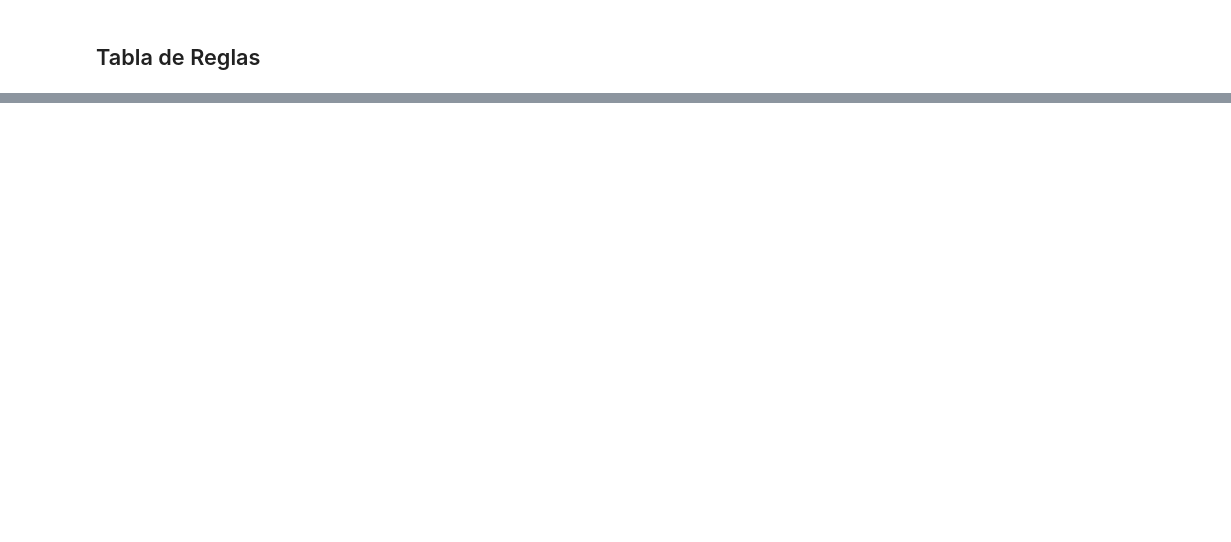
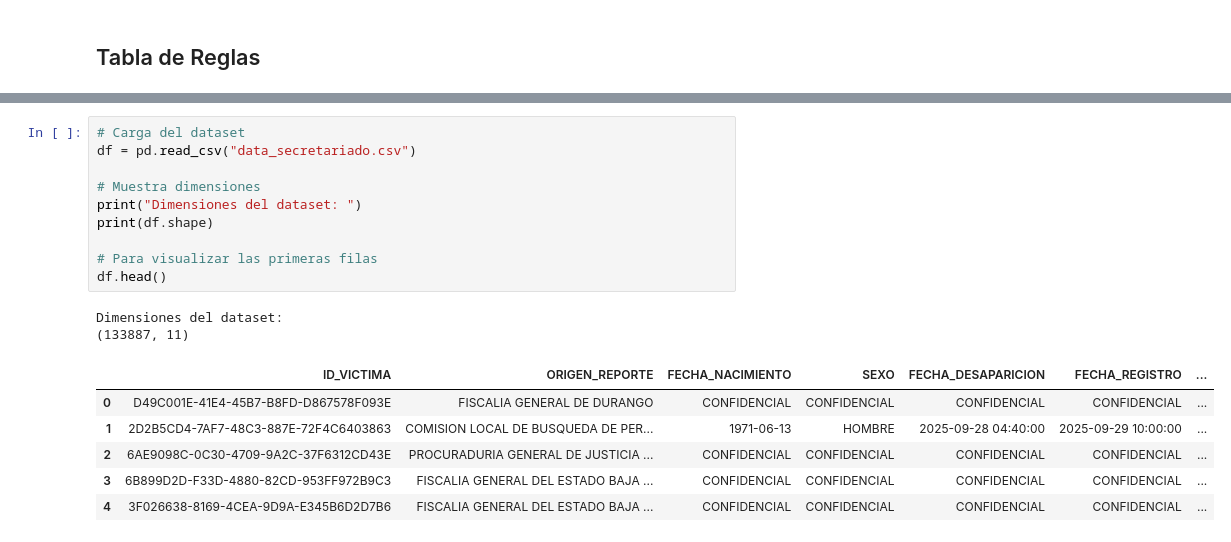
Before and after one commit to wallsified/AyMdD_2026-2, a Jupyter notebook: Tarea 3/secretariado.ipynb, the cells around one changed output, grey strips where cells are left out. Drawn from its saved outputs; the diff is of its cells as text; blank space fills up the shorter version.

```diff
--- a/Tarea 3/secretariado.ipynb
+++ b/Tarea 3/secretariado.ipynb
@@ -653,0 +691,19 @@ df_mlxtend_final
+# %%
+# Carga del dataset
+df = pd.read_csv("data_secretariado.csv")
+
+# Muestra dimensiones
+print("Dimensiones del dataset: ")
+print(df.shape)
+
+# Para visualizar las primeras filas
+df.head()
+# %% [output]
+Dimensiones del dataset:
+(133887, 11)
+|  | ID_VICTIMA | ORIGEN_REPORTE | FECHA_NACIMIENTO | SEXO | FECHA_DESAPARICION | FECHA_REGISTRO | ... |
+| 0 | D49C001E-41E4-45B7-B8FD-D867578F093E | FISCALIA GENERAL DE DURANGO | CONFIDENCIAL | CONFIDENCIAL | CONFIDENCIAL | CONFIDENCIAL | ... |
+| 1 | 2D2B5CD4-7AF7-48C3-887E-72F4C6403863 | COMISION LOCAL DE BUSQUEDA DE PER... | 1971-06-13 | HOMBRE | 2025-09-28 04:40:00 | 2025-09-29 10:00:00 | ... |
+| 2 | 6AE9098C-0C30-4709-9A2C-37F6312CD43E | PROCURADURIA GENERAL DE JUSTICIA ... | CONFIDENCIAL | CONFIDENCIAL | CONFIDENCIAL | CONFIDENCIAL | ... |
+| 3 | 6B899D2D-F33D-4880-82CD-953FF972B9C3 | FISCALIA GENERAL DEL ESTADO BAJA ... | CONFIDENCIAL | CONFIDENCIAL | CONFIDENCIAL | CONFIDENCIAL | ... |
+| 4 | 3F026638-8169-4CEA-9D9A-E345B6D2D7B6 | FISCALIA GENERAL DEL ESTADO BAJA ... | CONFIDENCIAL | CONFIDENCIAL | CONFIDENCIAL | CONFIDENCIAL | ... |
```
Also changed, not shown: parts of 23 cells of this notebook, 6 other files.
